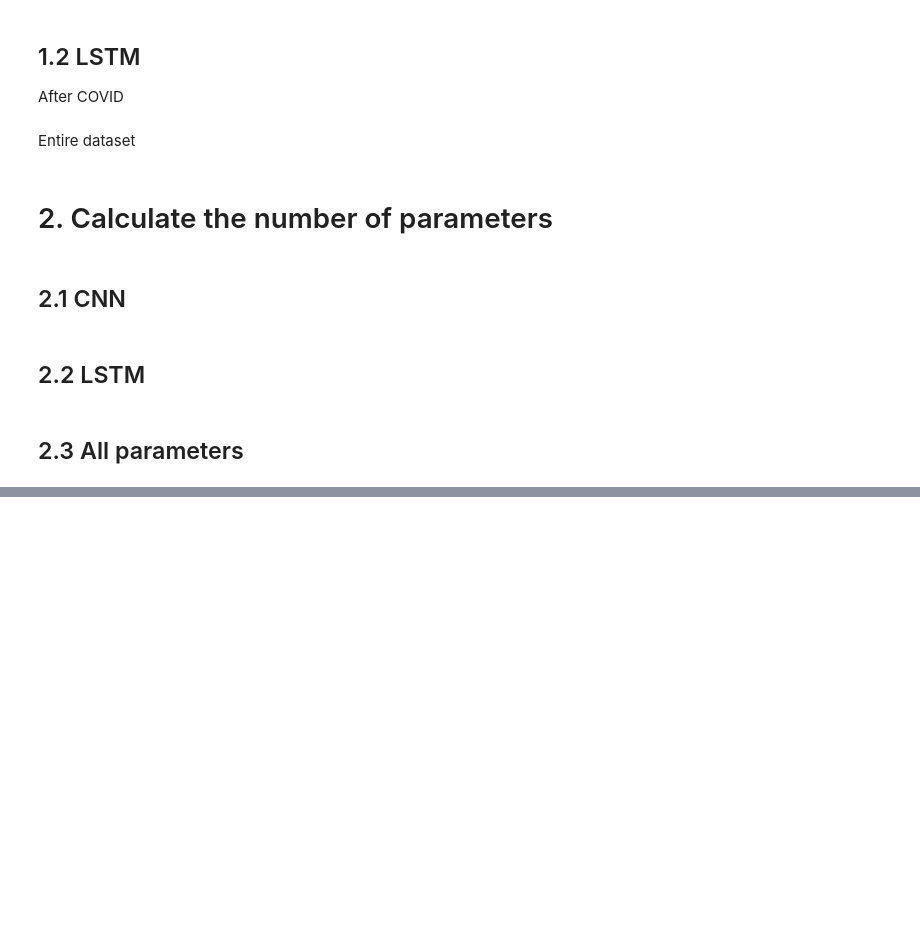
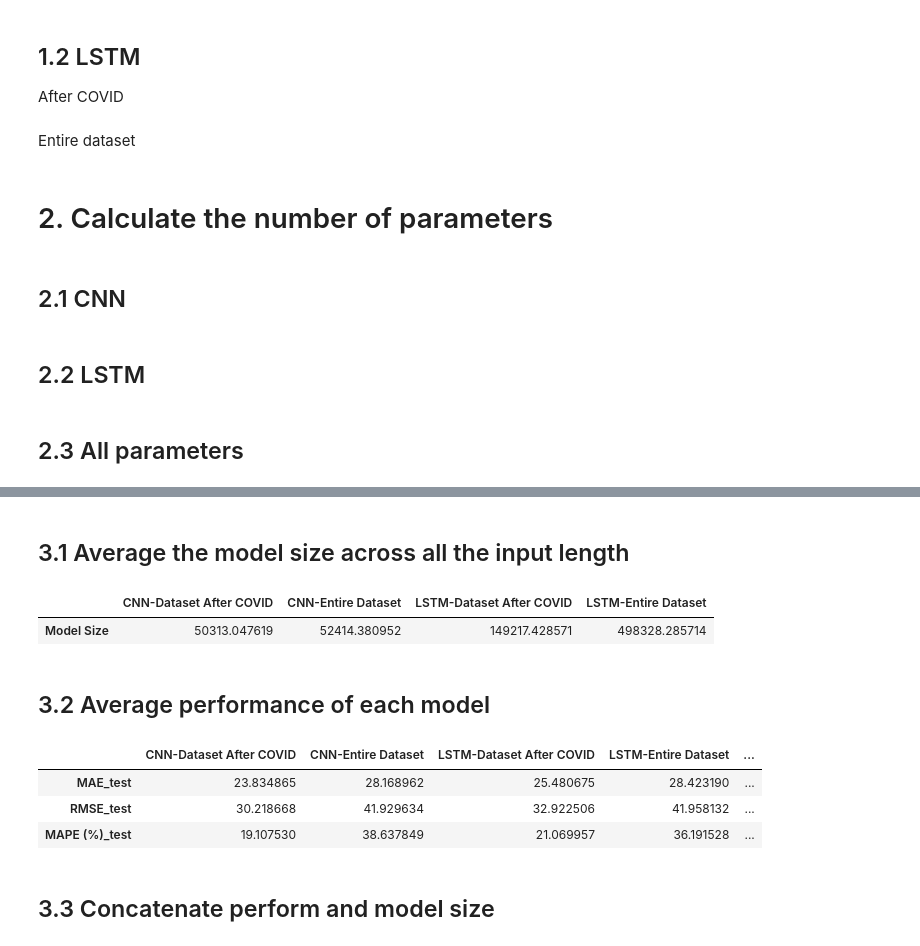
Before and after one commit to YueLi-0816/traffic_prediction, a Jupyter notebook: parameter_cal.ipynb, the cells around one changed output, grey strips where cells are left out. Drawn from its saved outputs; the diff is of its cells as text; code cells hidden in the pictures; blank space fills up the shorter version.

```diff
--- a/parameter_cal.ipynb
+++ b/parameter_cal.ipynb
@@ -693,0 +879,16 @@ df_all
+# %% [markdown]
+## 3.1 Average the model size across all the input length
+# %%
+mean_param = pd.DataFrame([df_all.mean()])
+#drop the column 'Input Length'
+mean_param.drop('Input Length', axis=1, inplace=True)
+#rename column to only keep the words in ()
+mean_param.columns = mean_param.columns.str.extract(r'\((.*?)\)', expand=False)
+#replace the indx of first row with name 'model size'
+mean_param.rename(index={mean_param.index[0]: 'Model Size'}, inplace=True)
+mean_param
+# %% [output]
+|  | CNN-Dataset After COVID | CNN-Entire Dataset | LSTM-Dataset After COVID | LSTM-Entire Dataset |
+| Model Size | 50313.047619 | 52414.380952 | 149217.428571 | 498328.285714 |
+# %% [markdown]
+## 3.2 Average performance of each model
@@ -693,0 +907,46 @@ df_all
+# %%
+cnn_post = mean_perform(data_cnn)
+cnn_all = mean_perform(data_cnn_all)
+lstm_post = mean_perform(data_lstm)
+lstm_all = mean_perform(data_lstm_all)
+lag_llama_post = mean_perform(data_lag_llama)
+lag_llama_all = mean_perform(data_lag_llama_all)
+model_1_post = mean_perform(model_1_data)
+model_2_post = mean_perform(model_2_data)
+model_3_post = mean_perform(model_3_data)
+model_4_post = mean_perform(model_4_data)
+model_5_post = mean_perform(model_5_data)
+model_1_all = mean_perform(model_1_updated_data)
+model_2_all = mean_perform(model_2_updated_data)
+model_3_all = mean_perform(model_3_updated_data)
+model_4_all = mean_perform(model_4_updated_data)
+model_5_all = mean_perform(model_5_updated_data)
+# %%
+cnn_post.rename(index={cnn_post.index[0]: 'CNN-Dataset After COVID'}, inplace=True)
+cnn_all.rename(index={cnn_all.index[0]: 'CNN-Entire Dataset'}, inplace=True)
+lstm_post.rename(index={lstm_post.index[0]: 'LSTM-Dataset After COVID'}, inplace=True)
+lstm_all.rename(index={lstm_all.index[0]: 'LSTM-Entire Dataset'}, inplace=True)
+lag_llama_post.rename(index={lag_llama_post.index[0]: 'Lag-Llama-Dataset After COVID'}, inplace=True)
+lag_llama_all.rename(index={lag_llama_all.index[0]: 'Lag-Llama-Entire Dataset'}, inplace=True)
+model_1_post.rename(index={model_1_post.index[0]: 'Chronos(tiny)-Dataset After COVID'}, inplace=True)
+model_2_post.rename(index={model_2_post.index[0]: 'Chronos(mini)-Dataset After COVID'}, inplace=True)
+model_3_post.rename(index={model_3_post.index[0]: 'Chronos(small)-Dataset After COVID'}, inplace=True)
+model_4_post.rename(index={model_4_post.index[0]: 'Chronos(base)-Dataset After COVID'}, inplace=True)
+model_5_post.rename(index={model_5_post.index[0]: 'Chronos(large)-Dataset After COVID'}, inplace=True)
+model_1_all.rename(index={model_1_all.index[0]: 'Chronos(tiny)-Entire Dataset'}, inplace=True)
+model_2_all.rename(index={model_2_all.index[0]: 'Chronos(mini)-Entire Dataset'}, inplace=True)
+model_3_all.rename(index={model_3_all.index[0]: 'Chronos(small)-Entire Dataset'}, inplace=True)
+model_4_all.rename(index={model_4_all.index[0]: 'Chronos(base)-Entire Dataset'}, inplace=True)
+model_5_all.rename(index={model_5_all.index[0]: 'Chronos(large)-Entire Dataset'}, inplace=True)
+mean_perform_all = pd.concat([cnn_post.T, cnn_all.T, lstm_post.T, lstm_all.T, lag_llama_post.T, lag_llama_all.T,
+                              model_1_post.T,model_2_post.T,model_3_post.T,model_4_post.T,model_5_post.T,
+                              model_1_all.T,model_2_all.T,model_3_all.T,model_4_all.T,model_5_all.T], axis=1)
+# %%
+mean_perform_all
+# %% [output]
+|  | CNN-Dataset After COVID | CNN-Entire Dataset | LSTM-Dataset After COVID | LSTM-Entire Dataset | ... |
+| MAE_test | 23.834865 | 28.168962 | 25.480675 | 28.423190 | ... |
+| RMSE_test | 30.218668 | 41.929634 | 32.922506 | 41.958132 | ... |
+| MAPE (%)_test | 19.107530 | 38.637849 | 21.069957 | 36.191528 | ... |
+# %% [markdown]
+## 3.3 Concatenate perform and model size
```
Also changed, not shown: parts of 16 cells of this notebook.
